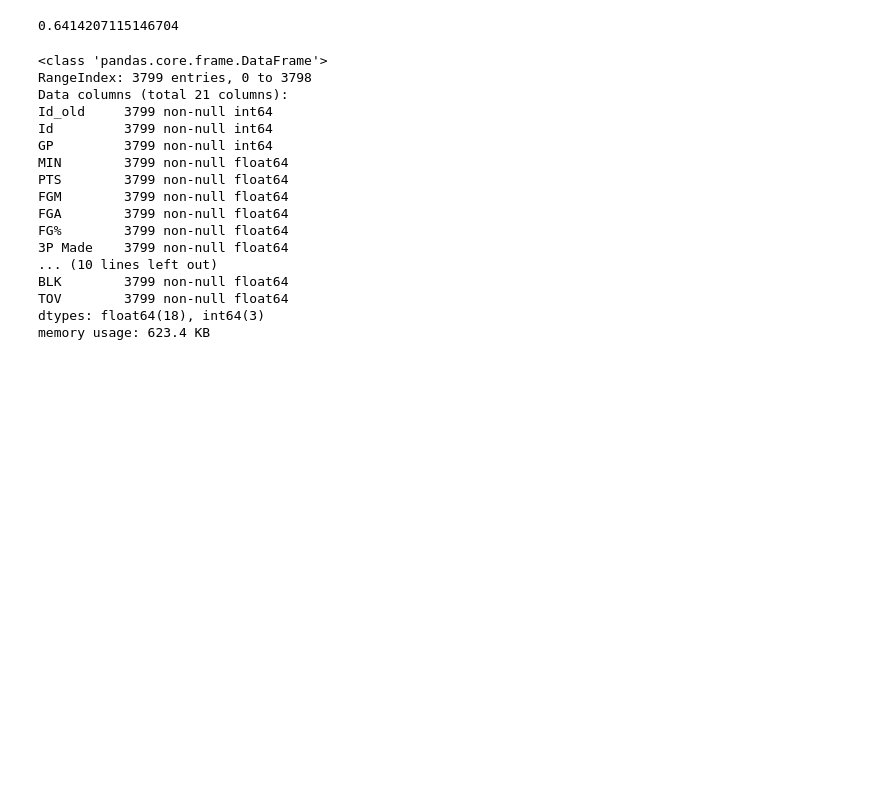
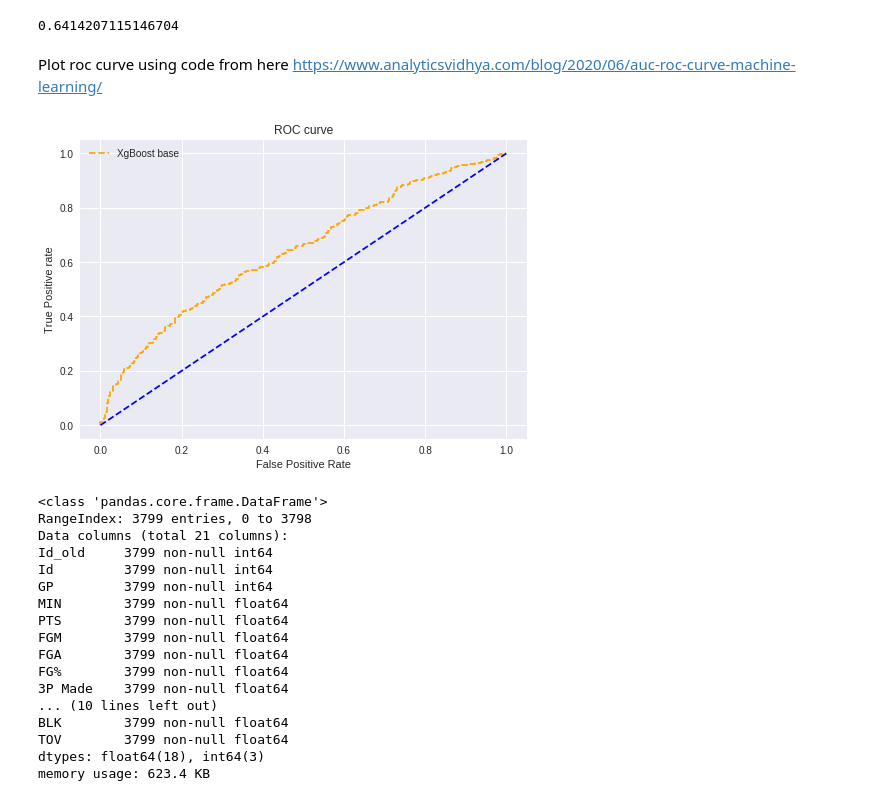
Before and after one commit to Reasmey/adsi_group2leftfeet, a Jupyter notebook: notebooks/tith_reasmey-10845345-week1_basemodel.ipynb, the cells around one changed output. Drawn from its saved outputs; the diff is of its cells as text; code cells hidden in the pictures; blank space fills up the shorter version.

```diff
--- a/notebooks/tith_reasmey-10845345-week1_basemodel.ipynb
+++ b/notebooks/tith_reasmey-10845345-week1_basemodel.ipynb
@@ -210,6 +213,36 @@ roc_auc_score(y_train, y_train_preds_prob[:,1])
 roc_auc_score(y_val, y_val_preds_prob[:,1])
 # %% [output]
 0.6414207115146704
+# %% [markdown]
+Plot roc curve using code from here https://www.analyticsvidhya.com/blog/2020/06/auc-roc-curve-machine-learning/
+# %%
+from sklearn.metrics import roc_curve
+
+# roc curve for models
+fpr, tpr, thresh = roc_curve(y_val, y_val_preds_prob[:,1], pos_label=1)
+
+# roc curve for tpr = fpr
+random_probs = [0 for i in range(len(y_val))]
+p_fpr, p_tpr, _ = roc_curve(y_val, random_probs, pos_label=1)
+# %%
+# use matplotlib to plot ROC curve
+plt.style.use('seaborn')
+
+# plot roc curves
+plt.plot(fpr, tpr, linestyle='--',color='orange', label='XgBoost base')
+plt.plot(p_fpr, p_tpr, linestyle='--', color='blue')
+# title
+plt.title('ROC curve')
+# x label
+plt.xlabel('False Positive Rate')
+# y label
+plt.ylabel('True Positive rate')
+
+plt.legend(loc='best')
+#plt.savefig('ROC',dpi=300)
+plt.show()
+# %% [output]
+[figure, added]
 # %%
 # predict on test set
 test_data = pd.read_csv('../data/raw/test (1).csv')
```
Also changed, not shown: parts of 5 cells of this notebook, 4 other files.
